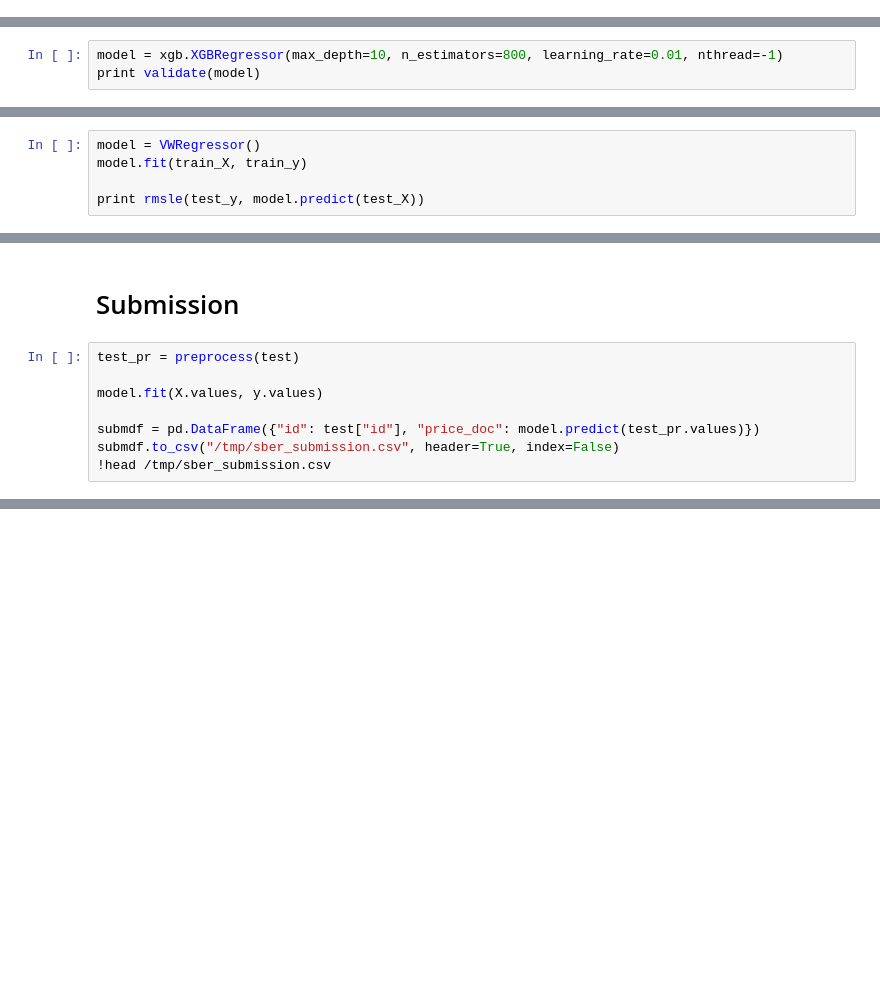
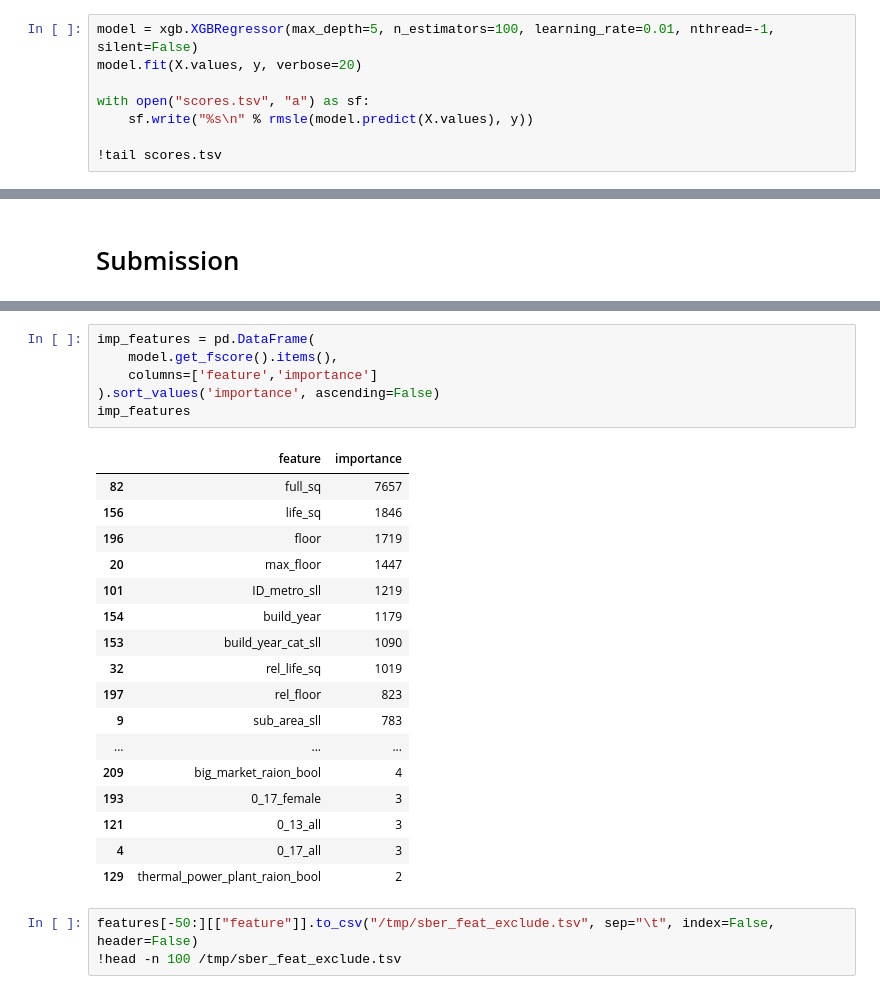
Before and after one commit to bataeves/kaggle, a Jupyter notebook: sber/Model.ipynb, the cells around one changed output, grey strips where cells are left out. Saved outputs shown, nothing was run; the diff lists cells and outputs as text; blank space fills up the shorter version.

```diff
--- a/sber/Model.ipynb
+++ b/sber/Model.ipynb
@@ -99,0 +297,8 @@ y = train[["price_doc"]]
+# %%
+model = xgb.XGBRegressor(max_depth=5, n_estimators=100, learning_rate=0.01, nthread=-1, silent=False)
+model.fit(X.values, y, verbose=20)
+
+with open("scores.tsv", "a") as sf:
+    sf.write("%s\n" % rmsle(model.predict(X.values), y))
+
+!tail scores.tsv
@@ -108,3 +316,0 @@ def validate(clf):
-# %%
-model = xgb.XGBRegressor(max_depth=10, n_estimators=800, learning_rate=0.01, nthread=-1)
-print validate(model)
@@ -121,5 +316,0 @@ print validate(model)
-# %%
-model = VWRegressor()
-model.fit(train_X, train_y)
-
-print rmsle(test_y, model.predict(test_X))
@@ -128,10 +317,2 @@ print rmsle(test_y, model.predict(test_X))
 # %% [markdown]
 # Submission
-# %%
-test_pr = preprocess(test)
-
-model.fit(X.values, y.values)
-
-submdf = pd.DataFrame({"id": test["id"], "price_doc": model.predict(test_pr.values)})
-submdf.to_csv("/tmp/sber_submission.csv", header=True, index=False)
-!head /tmp/sber_submission.csv
@@ -148,0 +477,27 @@ id,price_doc
+# %%
+imp_features = pd.DataFrame(
+    model.get_fscore().items(),
+    columns=['feature','importance']
+).sort_values('importance', ascending=False)
+imp_features
+# %% [output]
+|  | feature | importance |
+| 82 | full_sq | 7657 |
+| 156 | life_sq | 1846 |
+| 196 | floor | 1719 |
+| 20 | max_floor | 1447 |
+| 101 | ID_metro_sll | 1219 |
+| 154 | build_year | 1179 |
+| 153 | build_year_cat_sll | 1090 |
+| 32 | rel_life_sq | 1019 |
+| 197 | rel_floor | 823 |
+| 9 | sub_area_sll | 783 |
+| ... | ... | ... |
+| 209 | big_market_raion_bool | 4 |
+| 193 | 0_17_female | 3 |
+| 121 | 0_13_all | 3 |
+| 4 | 0_17_all | 3 |
+| 129 | thermal_power_plant_raion_bool | 2 |
+# %%
+features[-50:][["feature"]].to_csv("/tmp/sber_feat_exclude.tsv", sep="\t", index=False, header=False)
+!head -n 100 /tmp/sber_feat_exclude.tsv
```
Also changed, not shown: parts of 22 cells of this notebook, 2 other files.
